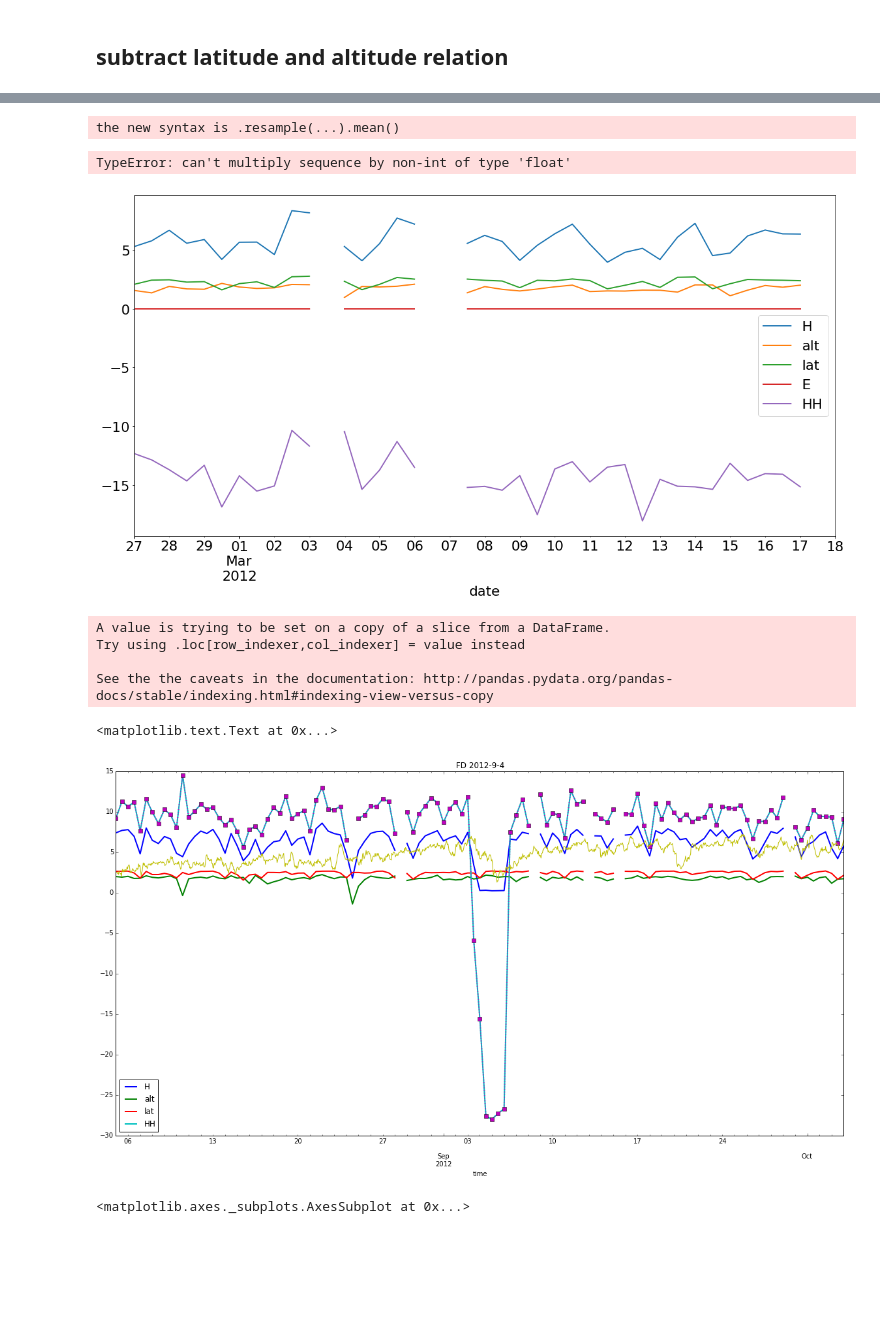
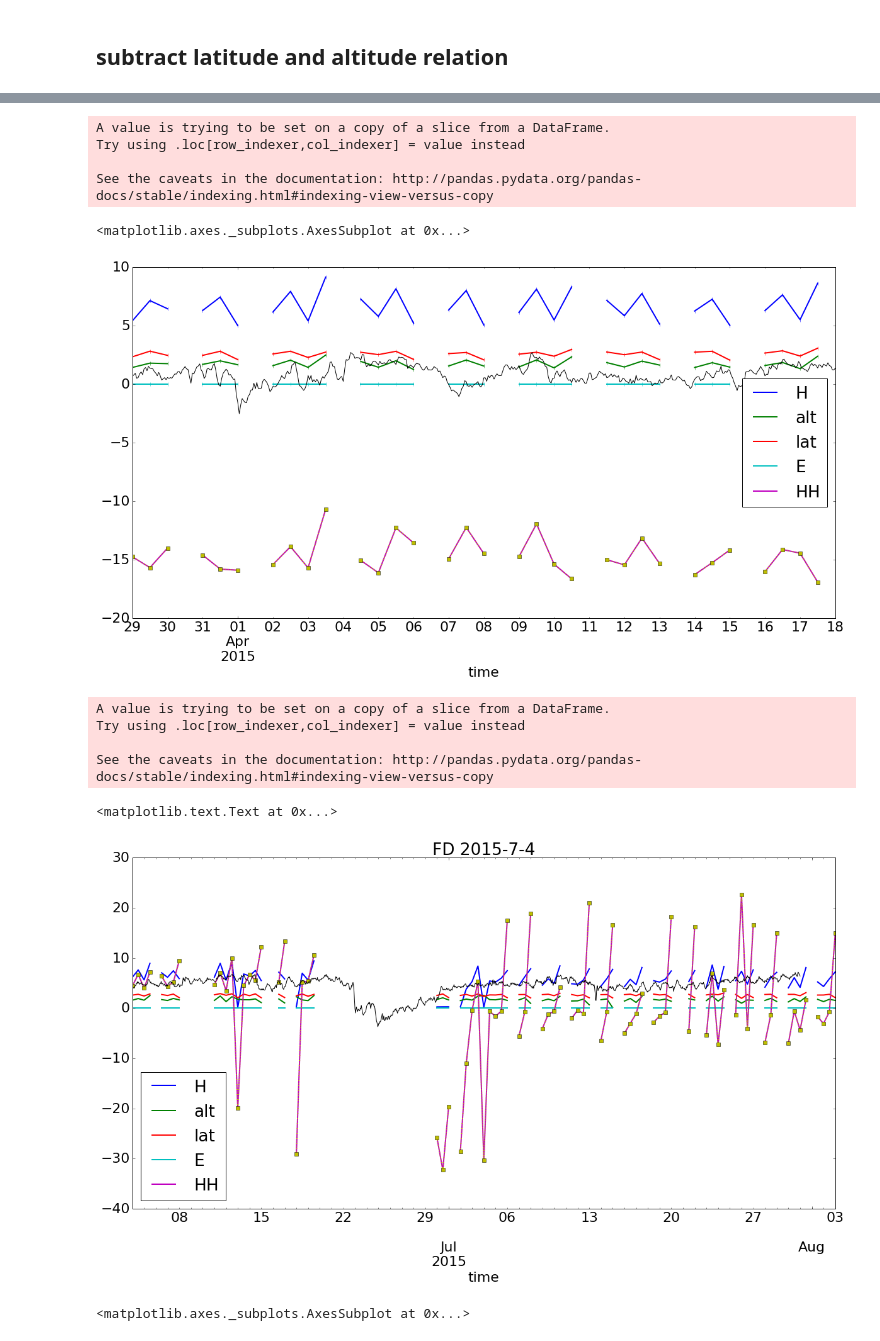
Before and after one commit to ODZ-UJF-AV-CR/liulin, a Jupyter notebook: FDoldstyle_alldata.ipynb, the cells around one changed output, grey strips where cells are left out. Drawn from its saved outputs; the diff is of its cells as text; code cells hidden in the pictures; blank space fills up the shorter version.

```diff
--- a/FDoldstyle_alldata.ipynb
+++ b/FDoldstyle_alldata.ipynb
@@ -171,5 +173,5 @@ the new syntax is .resample(...).mean()
 # %%
-# subtract latitude and altitude relation
+# subtract latitude and altitude relation and plot given date
 
 # copy specific columns
 df1 = df[['date','H','alt','lat','E']]
@@ -178,7 +180,7 @@ df1 = df[['date','H','alt','lat','E']]
 df1['date'] = pd.to_datetime(df1['date'])
 df1['HH'] = df1['H'] - p(df1['lat']) # subtract latitude relation
 df1['HH'] = df1['HH'] - pp(df1['alt'] / 1000)  # subtract altitude relation
-df1.loc[df1.alt <= 32000, 'HH'] = np.NAN   # filtering of low altitudes
+df1.loc[df1.alt <= 32000, 'HH'] = np.NAN   # filtering for low altitudes
 
 df1 = df1.set_index('date')
 df1 = df1.sort_index()
@@ -191,13 +193,15 @@ df2['date'] = pd.to_datetime(df2['date'])
 df2 = df2.set_index('date')
 #df2 = df2.resample('10Min', how='mean', base=0)
 df2 = df2.resample('12H', how='mean', base=0)
-df2.to_csv('./radiation_avg.csv')
+
+df2.to_csv('./radiation_avg.csv') # save avaraged data
 
 # plot data for given date
 
 #FD = '2001-11-6'
 #FD = '2005-12-12'
-FD = '2012-3-8'
+#FD = '2012-3-8'
+FD = '2015-4-8'
 
 df3 = pd.read_csv('./LSradiation.csv', sep=',', header=0)#, parse_dates='time')
 df3['time'] = pd.to_datetime(df3['time'])
@@ -219,17 +223,21 @@ from_time = str(pd.to_datetime(FD) + datetime.timedelta(days=-10))
 to_time = str(pd.to_datetime(FD) + datetime.timedelta(days=10))
 
 #df2[from_time: to_time].plot(figsize=(20,10),title=FD, marker='s',linestyle=':')
-df2[from_time: to_time].plot(figsize=(20,10),lw='2')
+df2[from_time: to_time].plot(figsize=(20,10),lw='2',marker='|')
 df2['HH'][from_time: to_time].plot(figsize=(20,10),lw='2', marker='s',linestyle=':')
 df3[from_time: to_time]['FD'] = df3[from_time: to_time]['FD'].sub(90)
 df3[from_time: to_time]['FD'].plot(figsize=(20, 10))
 # %% [output]
-the new syntax is .resample(...).mean()
+A value is trying to be set on a copy of a slice from a DataFrame.
+Try using .loc[row_indexer,col_indexer] = value instead
+
+See the caveats in the documentation: http://pandas.pydata.org/pandas-docs/stable/indexing.html#indexing-view-versus-copy
-TypeError: can't multiply sequence by non-int of type 'float'
+<matplotlib.axes._subplots.AxesSubplot at 0x...>
-[figure, old version]
+[figure, new version]
 # %%
 #FD = '2001-5-1'
-FD = '2012-9-4'
+#FD = '2012-9-4'
+FD = '2015-7-4'
 
 days_view = 30
 
@@ -237,35 +245,35 @@ days_view = 30
 df3 = pd.read_csv('./LSradiation.csv', sep=',', header=0, parse_dates='time')
 df3['time'] = pd.to_datetime(df3['time'])
 df3 = df3.set_index('time')
 df3 = df3.sort_index()
 
 df2 = pd.read_csv('./radiation_avg.csv', sep=',', header=0, parse_dates='time' )
 df2['date'] = pd.to_datetime(df2['date'])
 df2 = df2.set_index('date')
 df2['H'] = df2['H'].astype(float)
 df2['HH'] = df2['HH'].astype(float) * 5 + 40
 
 df2['lat'] = df2['lat'] / 20
 df2['alt'] = (df2['alt'] - 30000) / 4000
 
 
 datetime.timedelta(days=1)
 from_time = str(pd.to_datetime(FD) + datetime.timedelta(days=-days_view))
 to_time = str(pd.to_datetime(FD) + datetime.timedelta(days=days_view))
 
 #df2[from_time: to_time].plot(figsize=(20,10),title=FD, marker='s',linestyle=':')
 df2[from_time: to_time].plot(figsize=(20,10),lw='2')
 df2['HH'][from_time: to_time].plot(figsize=(20,10),lw='2', marker='s',linestyle=':')
 df3[from_time: to_time]['FD'] = df3[from_time: to_time]['FD'].sub(90)
 df3[from_time: to_time]['FD'].plot(figsize=(20, 10))
 plt.title('FD ' + FD)
 # %% [output]
 A value is trying to be set on a copy of a slice from a DataFrame.
 Try using .loc[row_indexer,col_indexer] = value instead
 
-See the the caveats in the documentation: http://pandas.pydata.org/pandas-docs/stable/indexing.html#indexing-view-versus-copy
+See the caveats in the documentation: http://pandas.pydata.org/pandas-docs/stable/indexing.html#indexing-view-versus-copy
 <matplotlib.text.Text at 0x...>
-[figure, old version]
+[figure, new version]
 # %%
 # all data plot
 
```
Also changed, not shown: parts of 6 cells of this notebook, 4 other files.
